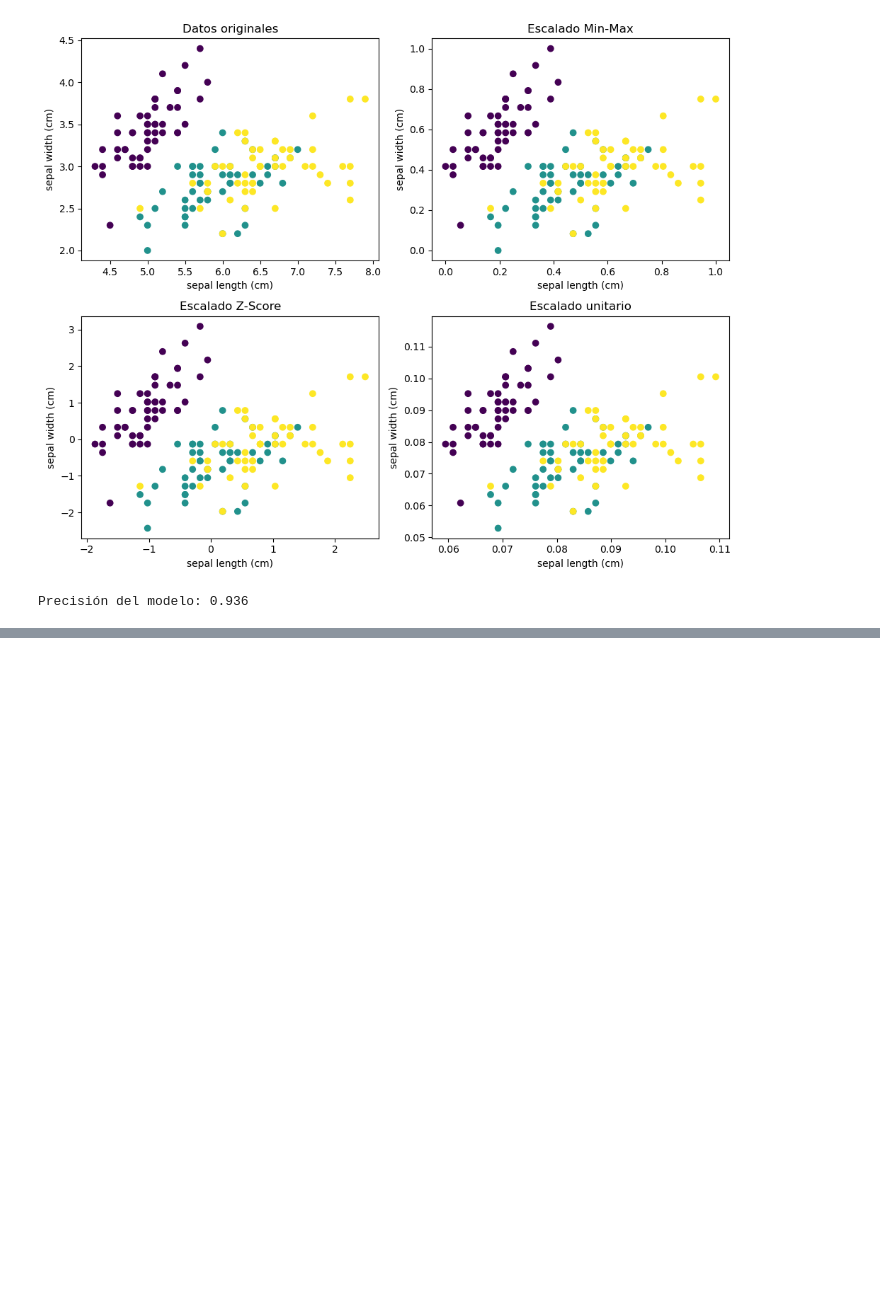
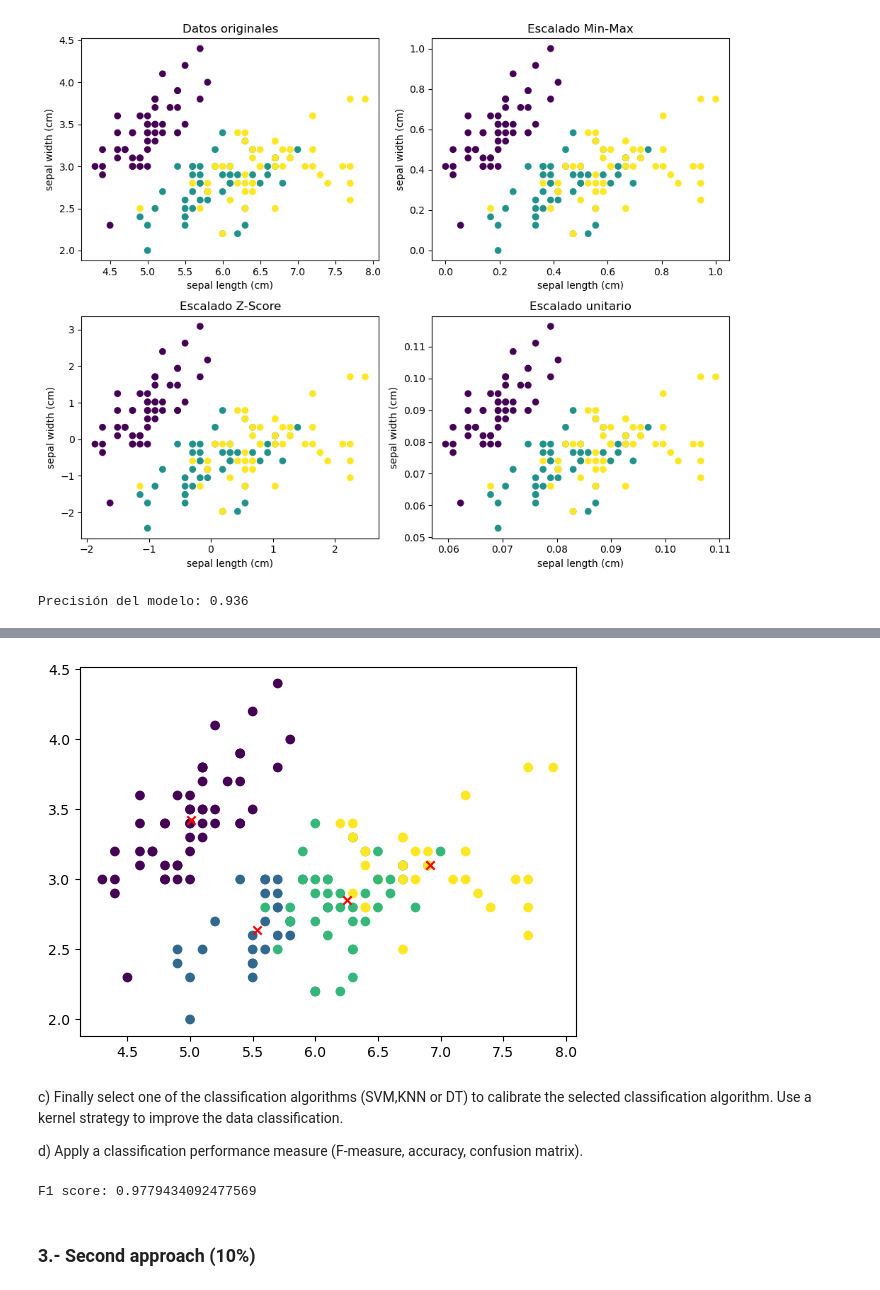
Before and after one commit to miguelrojas1990/Metodos-Estadisticos-Multivariados, a Jupyter notebook: Examen_2_parte_1.ipynb, the cells around one changed output, grey strips where cells are left out. Drawn from its saved outputs; the diff is of its cells as text; code cells hidden in the pictures; blank space fills up the shorter version.

```diff
--- a/Examen_2_parte_1.ipynb
+++ b/Examen_2_parte_1.ipynb
@@ -223,0 +358,15 @@ Precisión del modelo: 0.936
+# %%
+from sklearn.model_selection import train_test_split
+
+# Usar el número óptimo de grupos encontrado con el método Silhouette
+k_optimo = optimo
+
+# Aplicar K-means con el número óptimo de grupos
+kmeans = KMeans(n_clusters=k_optimo, random_state=42)
+kmeans.fit(x_std)
+
+# Asignar las etiquetas de grupo a cada muestra en los datos
+labels = kmeans.labels_
+
+# Dividir los datos en entrenamiento y prueba
+x_train, x_test, y_train, y_test = train_test_split(componentesPrincipales, labels, test_size=0.2, random_state=42)
@@ -223,0 +470,24 @@ Precisión del modelo: 0.936
+# %%
+import numpy as np
+import pandas as pd
+from sklearn.datasets import load_iris
+from sklearn.cluster import KMeans
+import matplotlib.pyplot as plt
+from scipy.cluster.vq import kmeans, vq
+
+iris = load_iris()
+X = iris.data
+y = iris.target
+
+# Utilizamos la función kmeans de Scipy para calcular los clusters
+centroids, distortion = kmeans(X, k_or_guess=4)
+
+# Asignamos cada observación a su respectivo cluster
+idx, _ = vq(X, centroids) #el _ se utiliza para decir que no vamos a usar el segundo valor
+
+# Graficamos los clusters
+plt.scatter(X[:, 0], X[:, 1], c=idx)
+plt.scatter(centroids[:, 0], centroids[:, 1], c='r', marker='x')
+plt.show()
+# %% [output]
+[figure, added]
@@ -223,0 +502,27 @@ Precisión del modelo: 0.936
+# %% [markdown]
+c) Finally select one of the classification algorithms (SVM,KNN or DT) to calibrate the
+selected classification algorithm. Use a kernel strategy to improve the data
+classification.
+
+d) Apply a classification performance measure (F-measure, accuracy, confusion
+matrix).
+# %%
+# dividimos los datos en entrenamiento y prueba
+X_train, X_test, y_train, y_test = train_test_split(iris.data, iris.target, test_size=0.3, random_state=0)
+
+# creamos un clasificador de vecinos más cercanos (KNN)
+classifier = KNeighborsClassifier()
+
+# entrenamos el modelo
+classifier.fit(X_train, y_train)
+
+# predecimos las etiquetas para los datos de prueba
+y_pred = classifier.predict(X_test)
+
+# evaluamos el rendimiento utilizando la puntuación F1
+f1 = f1_score(y_test, y_pred, average='weighted')
+print('F1 score:', f1)
+# %% [output]
+F1 score: 0.9779434092477569
+# %% [markdown]
+### 3.- Second approach (10%)
```
Also changed, not shown: parts of 22 cells of this notebook, 3 other files.
